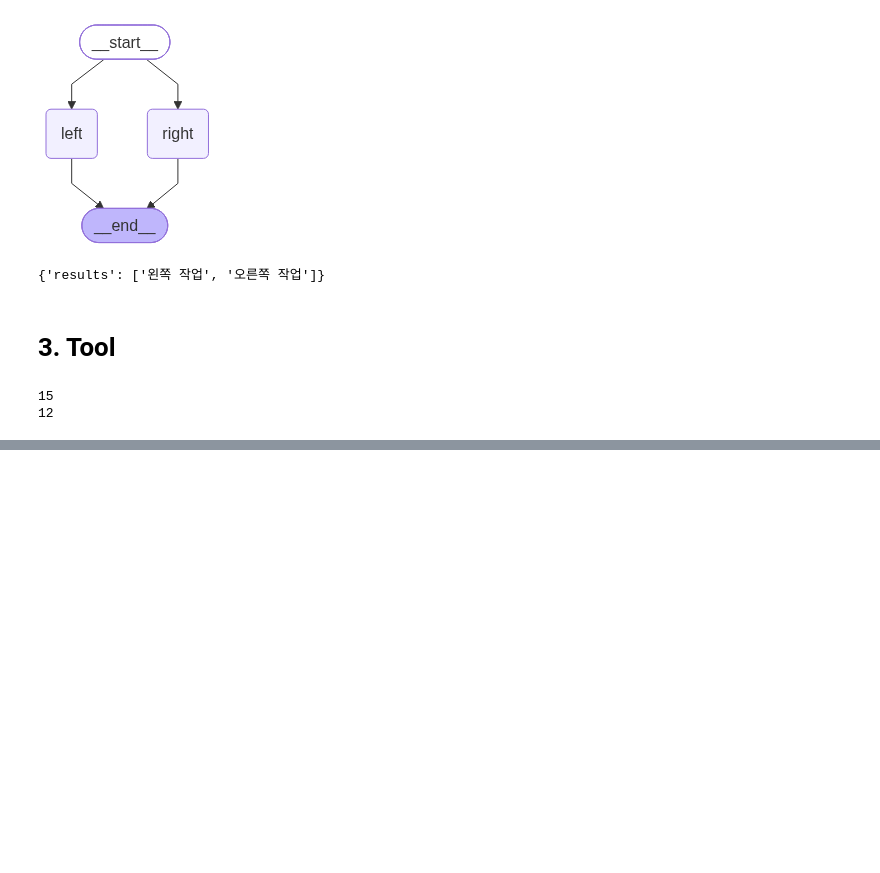
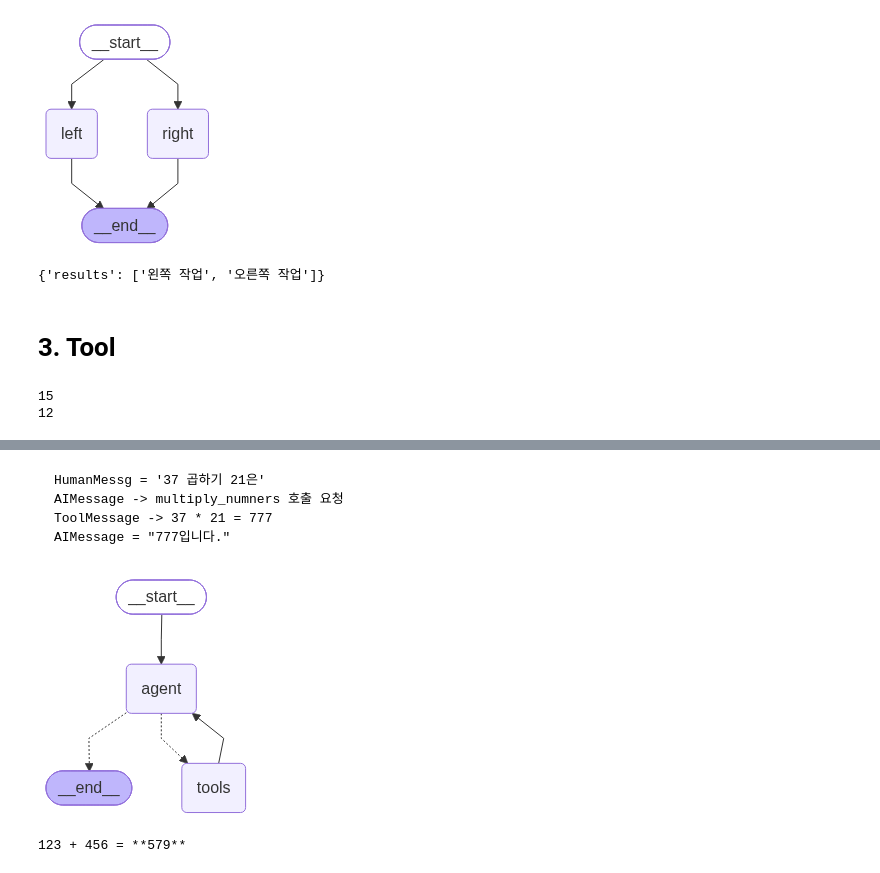
Before and after one commit to kjalh/14_Agent, a Jupyter notebook: 01_AI_Agent.ipynb, the cells around one changed output, grey strips where cells are left out. Drawn from its saved outputs; the diff is of its cells as text; code cells hidden in the pictures; blank space fills up the shorter version.

````diff
--- a/01_AI_Agent.ipynb
+++ b/01_AI_Agent.ipynb
@@ -282,0 +291,7 @@ print(multiply_numbers.invoke(({"a": 3, "b": 4})))
+# %%
+API_KEY = os.getenv("OPENAI_API_KEY")
+MODEL_NAME = os.getenv("OPENAI_MODEL", "gpt-4o-mini") # OPENAI_MODEL 못 불러오면 gpt-4o-mini"
+# reasoning_effort: 추론 노력 수준 none: 빠른 응답에 유리, low: 간단한 판단, medium: 일반적인 복잡한 문제, high: 복잡한 분석 및 문제 해결
+llm = ChatOpenAI(model = MODEL_NAME, api_key=API_KEY, temperature=0, reasoning_effort="none") if API_KEY else None
+
+print("LLM로딩: ", bool(llm), "모델: ", MODEL_NAME)
@@ -282,0 +317,21 @@ print(multiply_numbers.invoke(({"a": 3, "b": 4})))
+# %%
+if llm is not None:
+    agent_llm = llm.bind_tools([add_numbers, multiply_numbers])
+
+    def agent_step(state: MessagesState):
+        return {"messages": [agent_llm.invoke(state["messages"])]}
+
+    agent_builder = StateGraph(MessagesState)
+    agent_builder.add_node("agent", agent_step)
+    agent_builder.add_node("tools", ToolNode([add_numbers, multiply_numbers]))
+    agent_builder.add_edge(START, "agent")
+    agent_builder.add_conditional_edges("agent", tools_condition)
+    agent_builder.add_edge("tools", "agent")
+
+    tools_agent_graph = agent_builder.compile()
+
+    result = tools_agent_graph.invoke({"messages": [{"role": "user", "content": "37 곱하기 21은?"}]}, config={"recursion_limit": 10})
+
+    print(result["messages"][-1].content)
+else:
+    print("API 키 에러")
@@ -282,0 +347,11 @@ print(multiply_numbers.invoke(({"a": 3, "b": 4})))
+# %% [markdown]
+```
+HumanMessg = '37 곱하기 21은'
+AIMessage -> multiply_numners 호출 요청
+ToolMessage -> 37 * 21 = 777
+AIMessage = "777입니다."
+```
+# %%
+tools_agent_graph
+# %% [output]
+[figure, added]
@@ -282,0 +360,9 @@ print(multiply_numbers.invoke(({"a": 3, "b": 4})))
+# %%
+if llm is not None:
+    ready_agent = create_agent(model=llm, tools=[add_numbers, multiply_numbers], system_prompt="계산에는 반드시 계산 도구를 사용하고 영어로 답하세요")
+    answer = ready_agent.invoke({"messages": [{"role": "user", "content": "123과 456을 더해줘"}]})
+    print(answer["messages"][-1].content)
+else:
+    print("API키 오류!!")
+# %% [output]
+123 + 456 = **579**
````
Also changed, not shown: parts of 13 cells of this notebook.
